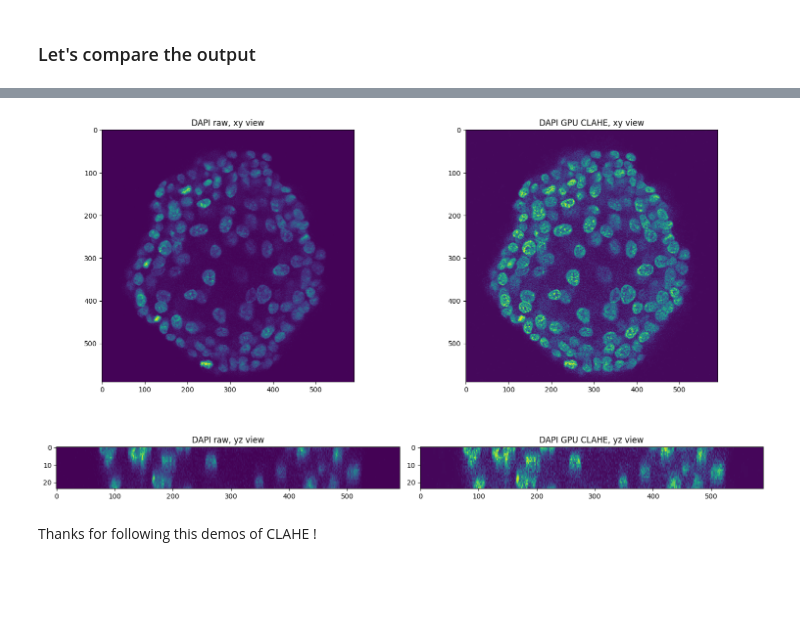
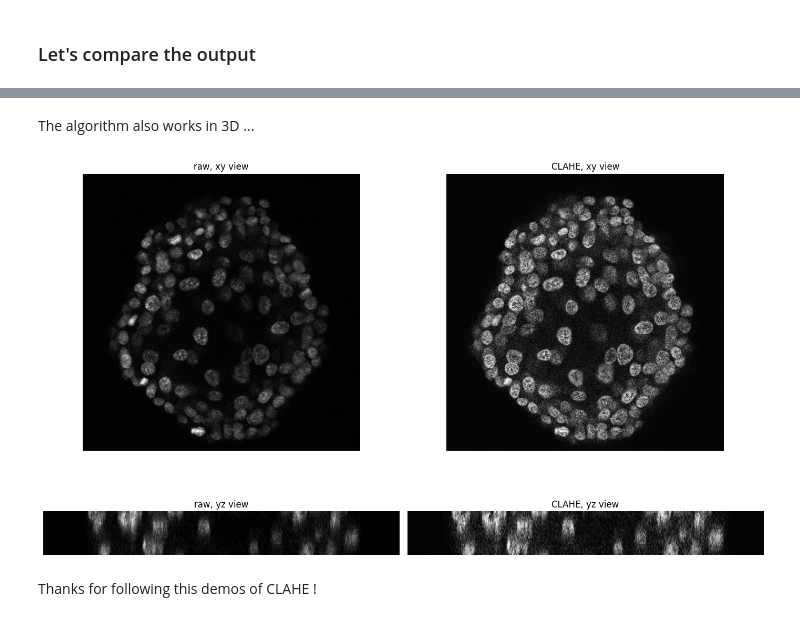
Before and after one commit to clEsperanto/pyclesperanto, a Jupyter notebook: demos/examples/clahe_intensity_correction.ipynb, the cells around one changed output, grey strips where cells are left out. Saved outputs shown, nothing was run; the diff lists cells and outputs as text; code cells hidden in the pictures; blank space fills up the shorter version.

```diff
--- a/demos/examples/clahe_intensity_correction.ipynb
+++ b/demos/examples/clahe_intensity_correction.ipynb
@@ -58,19 +142,20 @@ results_gpu = cle.clahe(raw, tile_size=8, clip_limit=0.01)
+# %% [markdown]
+The algorithm also works in 3D ...
 # %%
-halfz = int(np.shape(raw)[0]/2)
-halfx = int(np.shape(raw)[2]/2)
-
-fig, axs = plt.subplots(2,2,figsize=(15,10))
-axs[0][0].imshow(raw[halfz], cmap="viridis")
-axs[0][1].imshow(results_gpu[halfz], cmap="viridis")
-axs[1][0].imshow(raw[:,halfx,:], aspect = 3, cmap="viridis")
-axs[1][1].imshow(results_gpu[:,halfx,:], aspect = 3, cmap="viridis")
-axs[0][0].set_title('DAPI raw, xy view')
-axs[0][1].set_title('DAPI GPU CLAHE, xy view')
-axs[1][0].set_title('DAPI raw, yz view')
-axs[1][1].set_title('DAPI GPU CLAHE, yz view')
+fig, axs = plt.subplots(2,2,figsize=(14,10))
+axs[0][0].imshow(raw[halfz], cmap="gray")
+axs[0][1].imshow(results_gpu[halfz], cmap="gray")
+axs[1][0].imshow(raw[:,halfx,:], aspect = 3, cmap="gray")
+axs[1][1].imshow(results_gpu[:,halfx,:], aspect = 3, cmap="gray")
+axs[0][0].set_title('raw, xy view')
+axs[0][1].set_title('CLAHE, xy view')
+axs[1][0].set_title('raw, yz view')
+axs[1][1].set_title('CLAHE, yz view')
+for ax in axs.ravel():
+    ax.axis('off')
 plt.tight_layout()
 plt.show()
 # %% [output]
-[figure, old version]
+[figure, new version]
 # %% [markdown]
 Thanks for following this demos of CLAHE !
```
Also changed, not shown: parts of 5 cells of this notebook, 17 other files.
